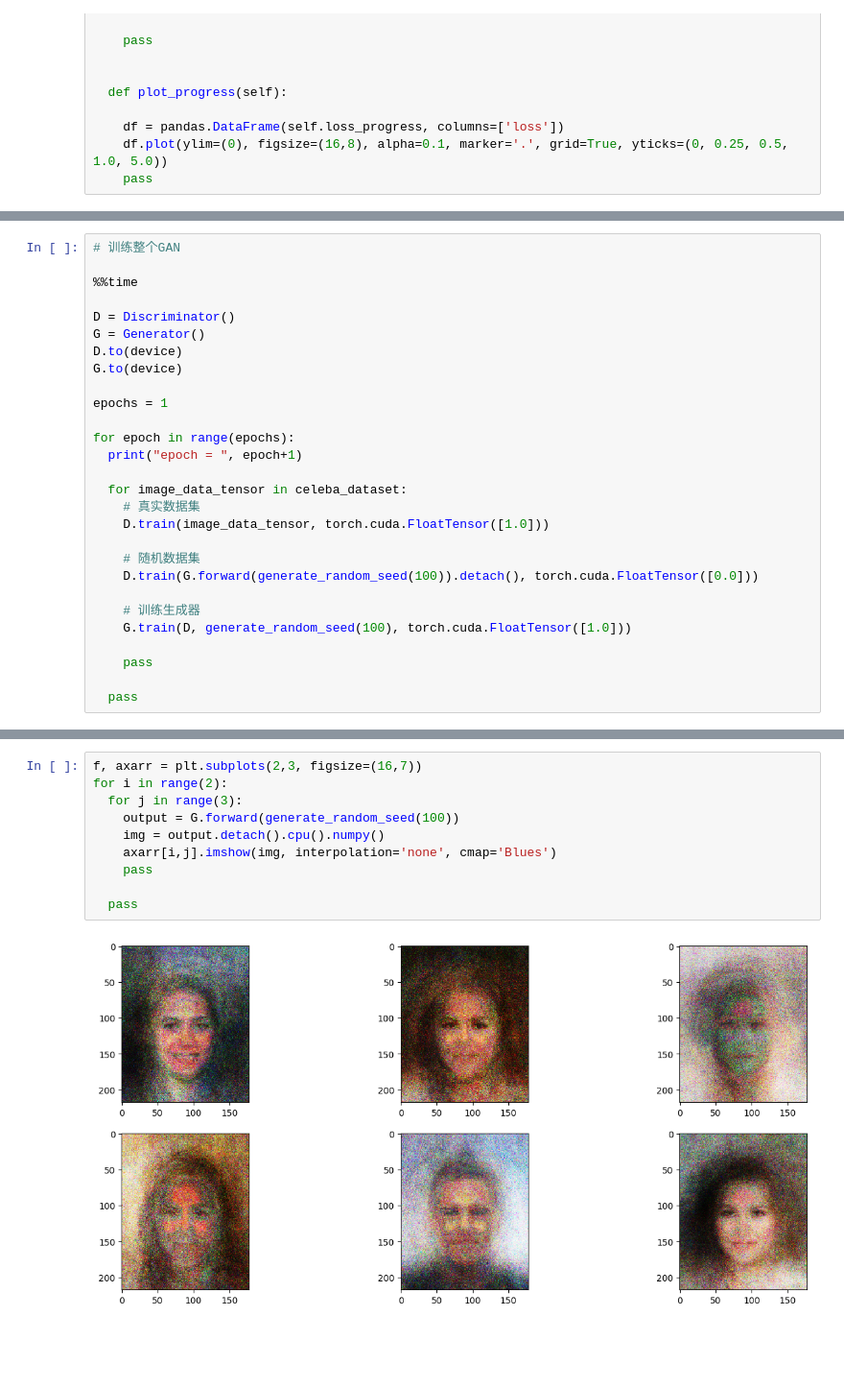
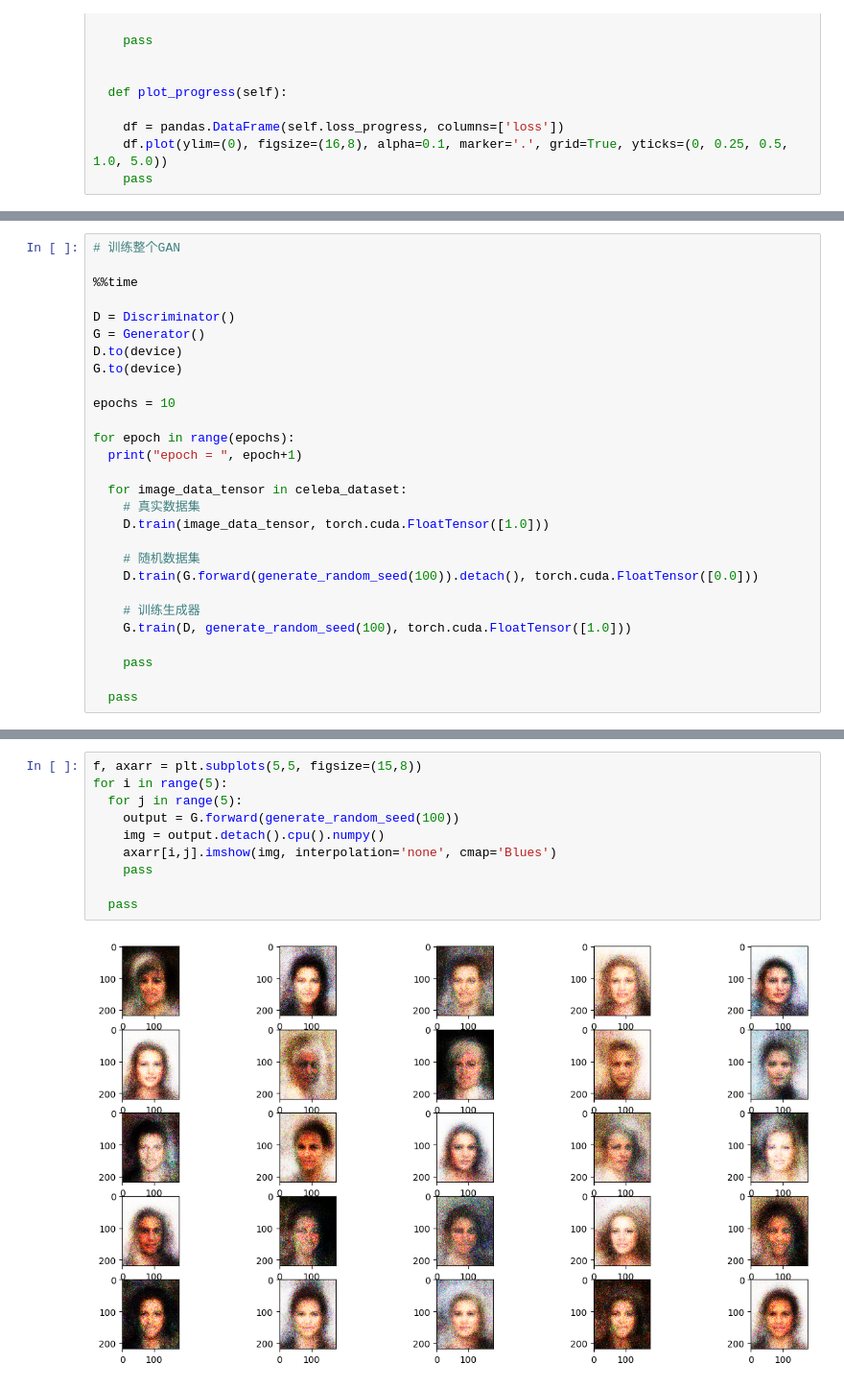
Before and after one commit to dsadasafd/GAN, a Jupyter notebook: humanface_celeba_improved.ipynb, the cells around one changed output, grey strips where cells are left out. Shown at 96% size. Cells and saved outputs as stored; diff of their text form; blank space fills up the shorter version.

```diff
--- a/humanface_celeba_improved.ipynb
+++ b/humanface_celeba_improved.ipynb
@@ -305,7 +305,7 @@ G = Generator()
 D.to(device)
 G.to(device)
 
-epochs = 1
+epochs = 10
 
 for epoch in range(epochs):
   print("epoch = ", epoch+1)
@@ -352,12 +352,12 @@ G.plot_progress()
 # %%
-f, axarr = plt.subplots(2,3, figsize=(16,7))
-for i in range(2):
-  for j in range(3):
+f, axarr = plt.subplots(5,5, figsize=(15,8))
+for i in range(5):
+  for j in range(5):
     output = G.forward(generate_random_seed(100))
     img = output.detach().cpu().numpy()
     axarr[i,j].imshow(img, interpolation='none', cmap='Blues')
     pass
 
   pass
 # %% [output]
-[figure, old version]
+[figure, new version]
```
Also changed, not shown: parts of 7 cells of this notebook.
